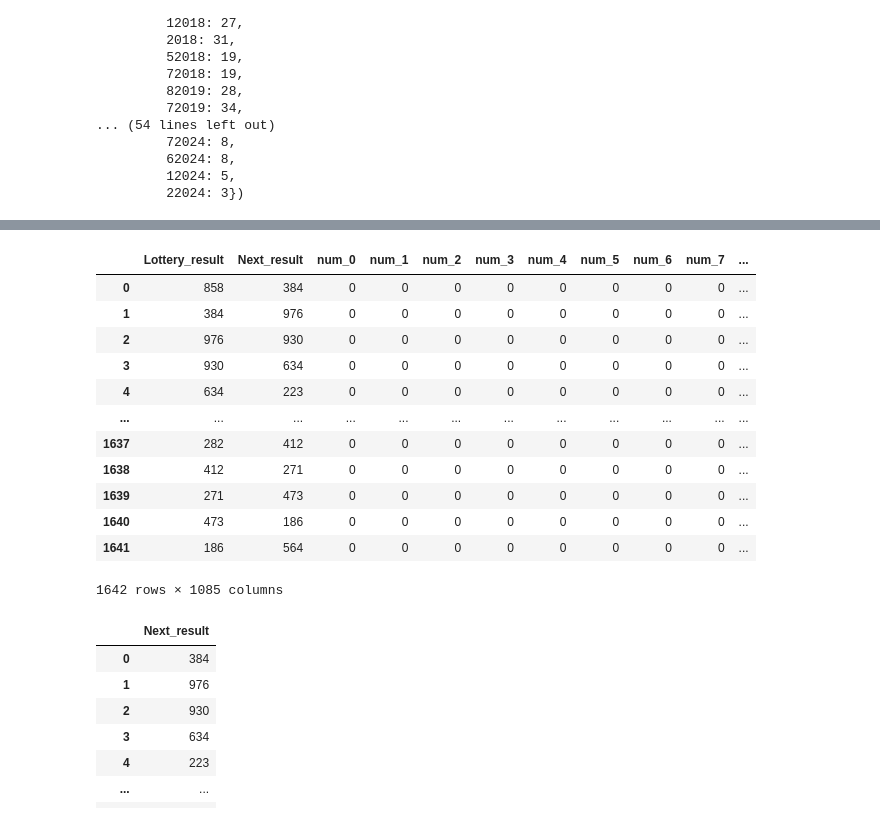
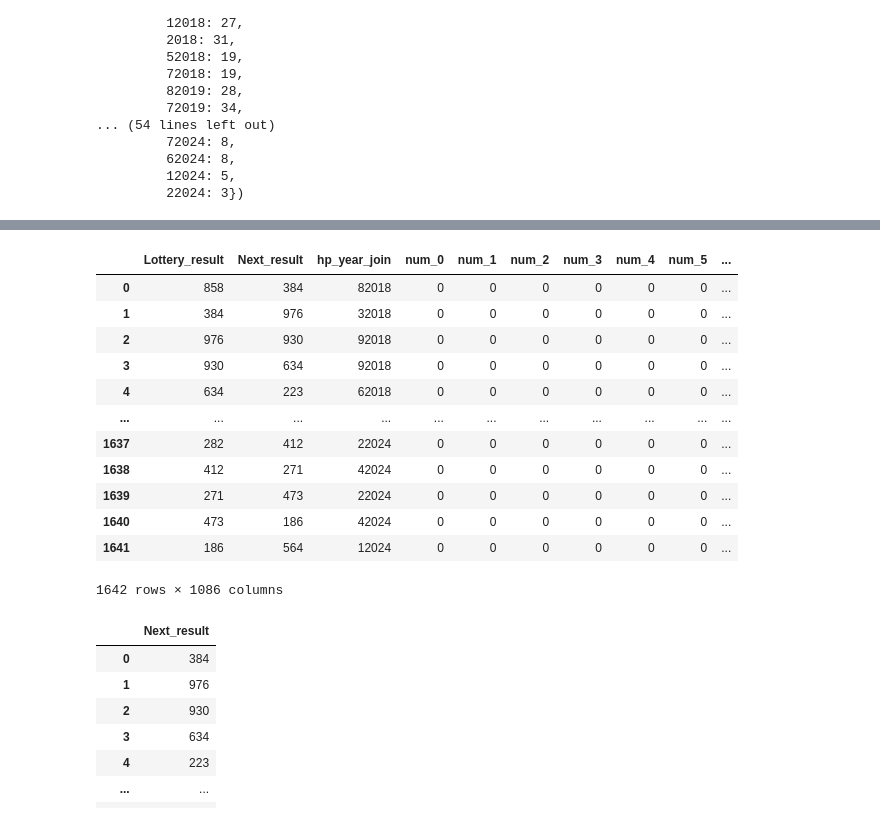
Before and after one commit to yyoshikun/workdir, a Jupyter notebook: Num_3_challenge_5.ipynb, the cells around one changed output, grey strips where cells are left out. Saved outputs shown, nothing was run; the diff lists cells and outputs as text; code cells hidden in the pictures.

```diff
--- a/Num_3_challenge_5.ipynb
+++ b/Num_3_challenge_5.ipynb
@@ -1144,0 +1167,12 @@ Num_3_2018_2023
+# %%
+#055 百位と年ごとにカウント-----20240407-----
+
+import collections
+list_num = Num_3_2018_2023['hp_year_join']
+df1=collections.Container(list_num)
+
+new_column = [df1[item] for item in Num_3_2018_2023['hp_year_join'].tolist()]
+Num_3_2018_2023['h_y_counter'] = new_column
+Num_3_2018_2023
+
+#40回の設置でいいと思う
@@ -1144,0 +1195,12 @@ Num_3_2018_2023
+# %%
+#057 columns名称の変更
+
+for i in range(41):
+    name=('h_y_c_' + str(i))
+    df_h_y_counter = df_h_y_counter.rename(columns={i: name})
+
+df_h_y_counter
+# %%
+#058 元データとh_y_counter変数を結合
+Num_3_2018_2023 = pd.concat([Num_3_2018_2023, df_h_y_counter], axis=1)
+Num_3_2018_2023
@@ -1161,15 +1225,15 @@ Num_3_2018_2023
 
 # Num_3_2018_2022
 # %%
-#---hundreds_plaseとyear を結合してみるできた---*****20242407*****
-import pandas as pd
+#参考---hundreds_plaseとyear を結合してみるできた---*****20242407*****
+# import pandas as pd
 
-Num_3_2018_2023 = pd.DataFrame(Num_3_2018_2023)
-# test_column = Num_3_2018_2023['hundreds_place'].str.cat([Num_3_2018_2023['year']])
-t1 = Num_3_2018_2023['hundreds_place']
-t2 = Num_3_2018_2023['year']
-test_column = t1.astype(str) + t2.astype(str)
-print(test_column)
+# Num_3_2018_2023 = pd.DataFrame(Num_3_2018_2023)
+# # test_column = Num_3_2018_2023['hundreds_place'].str.cat([Num_3_2018_2023['year']])
+# t1 = Num_3_2018_2023['hundreds_place']
+# t2 = Num_3_2018_2023['year']
+# test_column = t1.astype(str) + t2.astype(str)
+# print(test_column)
 # %% [output]
 0       82018
 1       32018
@@ -1251,19 +1323,19 @@ Num_3_2018_2023
 # %%
-#050 不要な列を削除_Noは削除してLottery_resultは残す_20231118_
-Num_3_2018_2023=Num_3_2018_2023.drop(columns=['No','date','add_three','day_of_week','day_name','year','hundreds_place','tens_place','ones_place','counter','counter_h'])
+#059 不要な列を削除_Noは削除してLottery_resultは残す_20231118_
+Num_3_2018_2023=Num_3_2018_2023.drop(columns=['No','date','add_three','day_of_week','day_name','year','hundreds_place','tens_place','ones_place','counter','counter_h','hp_year_join'])
 Num_3_2018_2023
 # %% [output]
-|  | Lottery_result | Next_result | num_0 | num_1 | num_2 | num_3 | num_4 | num_5 | num_6 | num_7 | ... |
-| 0 | 858 | 384 | 0 | 0 | 0 | 0 | 0 | 0 | 0 | 0 | ... |
-| 1 | 384 | 976 | 0 | 0 | 0 | 0 | 0 | 0 | 0 | 0 | ... |
-| 2 | 976 | 930 | 0 | 0 | 0 | 0 | 0 | 0 | 0 | 0 | ... |
-| 3 | 930 | 634 | 0 | 0 | 0 | 0 | 0 | 0 | 0 | 0 | ... |
-| 4 | 634 | 223 | 0 | 0 | 0 | 0 | 0 | 0 | 0 | 0 | ... |
-| ... | ... | ... | ... | ... | ... | ... | ... | ... | ... | ... | ... |
-| 1637 | 282 | 412 | 0 | 0 | 0 | 0 | 0 | 0 | 0 | 0 | ... |
-| 1638 | 412 | 271 | 0 | 0 | 0 | 0 | 0 | 0 | 0 | 0 | ... |
-| 1639 | 271 | 473 | 0 | 0 | 0 | 0 | 0 | 0 | 0 | 0 | ... |
-| 1640 | 473 | 186 | 0 | 0 | 0 | 0 | 0 | 0 | 0 | 0 | ... |
-| 1641 | 186 | 564 | 0 | 0 | 0 | 0 | 0 | 0 | 0 | 0 | ... |
+|  | Lottery_result | Next_result | hp_year_join | num_0 | num_1 | num_2 | num_3 | num_4 | num_5 | ... |
+| 0 | 858 | 384 | 82018 | 0 | 0 | 0 | 0 | 0 | 0 | ... |
+| 1 | 384 | 976 | 32018 | 0 | 0 | 0 | 0 | 0 | 0 | ... |
+| 2 | 976 | 930 | 92018 | 0 | 0 | 0 | 0 | 0 | 0 | ... |
+| 3 | 930 | 634 | 92018 | 0 | 0 | 0 | 0 | 0 | 0 | ... |
+| 4 | 634 | 223 | 62018 | 0 | 0 | 0 | 0 | 0 | 0 | ... |
+| ... | ... | ... | ... | ... | ... | ... | ... | ... | ... | ... |
+| 1637 | 282 | 412 | 22024 | 0 | 0 | 0 | 0 | 0 | 0 | ... |
+| 1638 | 412 | 271 | 42024 | 0 | 0 | 0 | 0 | 0 | 0 | ... |
+| 1639 | 271 | 473 | 22024 | 0 | 0 | 0 | 0 | 0 | 0 | ... |
+| 1640 | 473 | 186 | 42024 | 0 | 0 | 0 | 0 | 0 | 0 | ... |
+| 1641 | 186 | 564 | 12024 | 0 | 0 | 0 | 0 | 0 | 0 | ... |
-1642 rows × 1085 columns
+1642 rows × 1086 columns
 # %%
```
Also changed, not shown: parts of 72 cells of this notebook, 5 other files.
